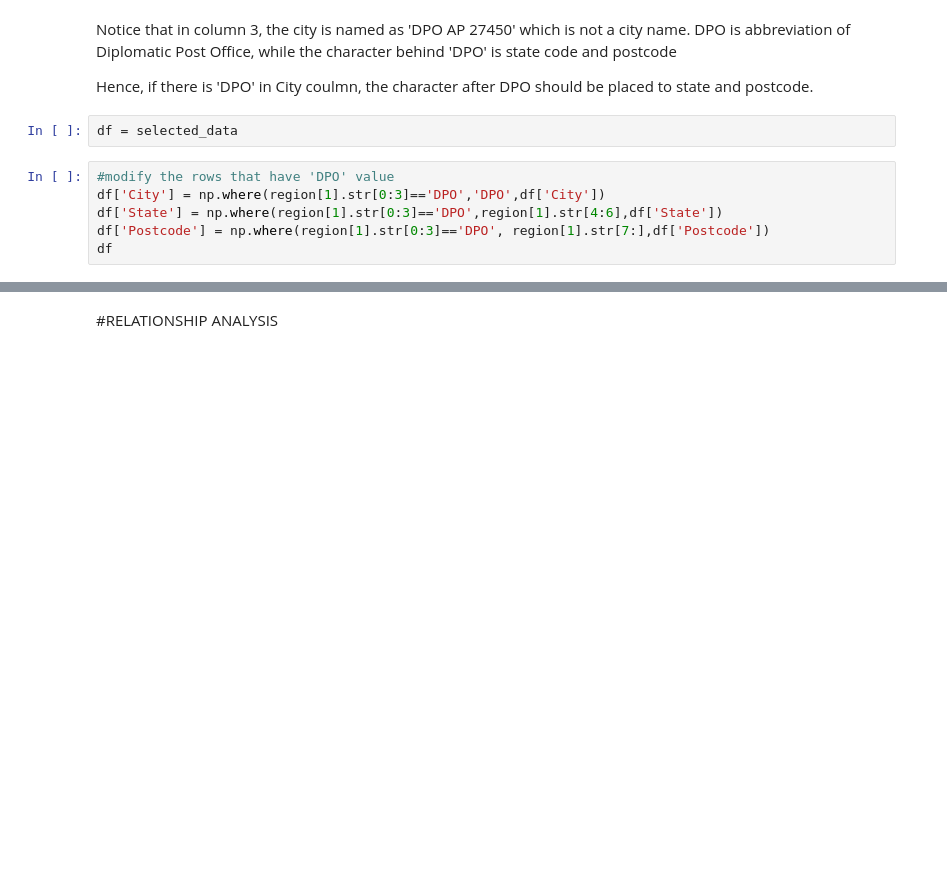
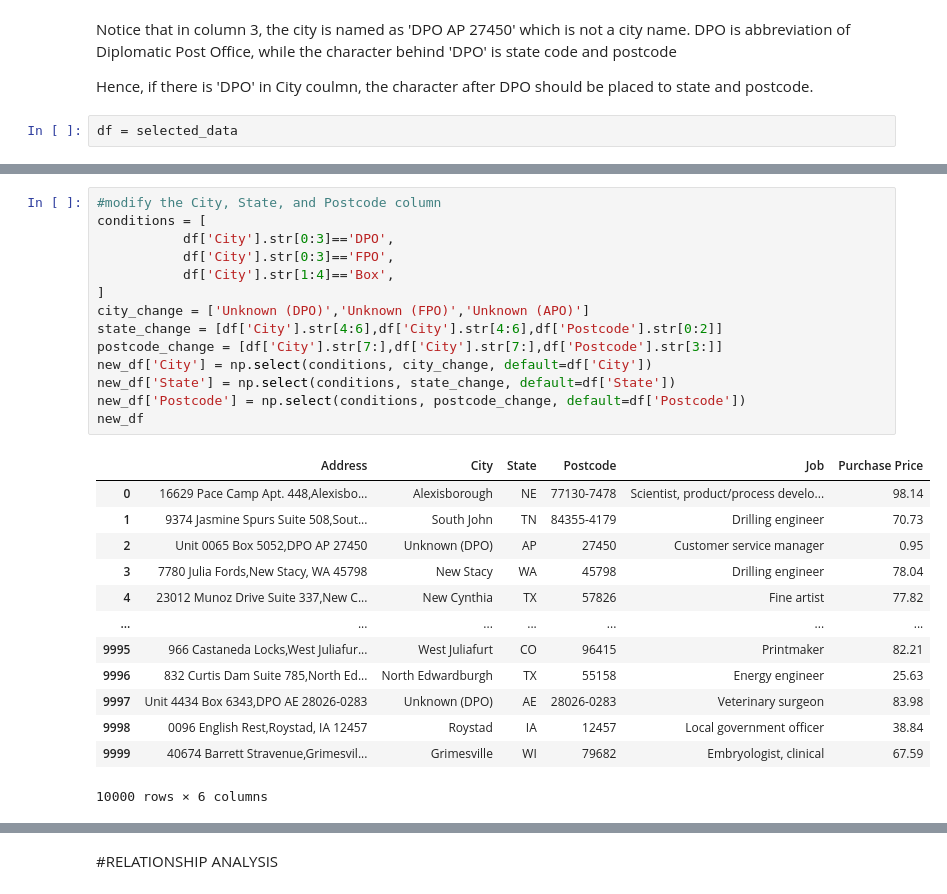
Before and after one commit to mmalik17/Sales-Analysis, a Jupyter notebook: Basic_ecommerce_purchase.ipynb, the cells around one changed output, grey strips where cells are left out. Cells and saved outputs as stored; diff of their text form; blank space fills up the shorter version.

```diff
--- a/Basic_ecommerce_purchase.ipynb
+++ b/Basic_ecommerce_purchase.ipynb
@@ -190,9 +190,3 @@ Notice that in column 3, the city is named as 'DPO AP 27450' which is not a city
 Hence, if there is 'DPO' in City coulmn, the character after DPO should be placed to state and postcode.
 # %%
 df = selected_data
-# %%
-#modify the rows that have 'DPO' value
-df['City'] = np.where(region[1].str[0:3]=='DPO','DPO',df['City'])
-df['State'] = np.where(region[1].str[0:3]=='DPO',region[1].str[4:6],df['State'])
-df['Postcode'] = np.where(region[1].str[0:3]=='DPO', region[1].str[7:],df['Postcode'])
-df
@@ -227,0 +265,28 @@ See the caveats in the documentation: https://pandas.pydata.org/pandas-docs/stab
+# %%
+#modify the City, State, and Postcode column
+conditions = [
+           df['City'].str[0:3]=='DPO',
+           df['City'].str[0:3]=='FPO',
+           df['City'].str[1:4]=='Box',
+]
+city_change = ['Unknown (DPO)','Unknown (FPO)','Unknown (APO)']
+state_change = [df['City'].str[4:6],df['City'].str[4:6],df['Postcode'].str[0:2]]
+postcode_change = [df['City'].str[7:],df['City'].str[7:],df['Postcode'].str[3:]]
+new_df['City'] = np.select(conditions, city_change, default=df['City'])
+new_df['State'] = np.select(conditions, state_change, default=df['State'])
+new_df['Postcode'] = np.select(conditions, postcode_change, default=df['Postcode'])
+new_df
+# %% [output]
+|  | Address | City | State | Postcode | Job | Purchase Price |
+| 0 | 16629 Pace Camp Apt. 448,Alexisbo... | Alexisborough | NE | 77130-7478 | Scientist, product/process develo... | 98.14 |
+| 1 | 9374 Jasmine Spurs Suite 508,Sout... | South John | TN | 84355-4179 | Drilling engineer | 70.73 |
+| 2 | Unit 0065 Box 5052,DPO AP 27450 | Unknown (DPO) | AP | 27450 | Customer service manager | 0.95 |
+| 3 | 7780 Julia Fords,New Stacy, WA 45798 | New Stacy | WA | 45798 | Drilling engineer | 78.04 |
+| 4 | 23012 Munoz Drive Suite 337,New C... | New Cynthia | TX | 57826 | Fine artist | 77.82 |
+| ... | ... | ... | ... | ... | ... | ... |
+| 9995 | 966 Castaneda Locks,West Juliafur... | West Juliafurt | CO | 96415 | Printmaker | 82.21 |
+| 9996 | 832 Curtis Dam Suite 785,North Ed... | North Edwardburgh | TX | 55158 | Energy engineer | 25.63 |
+| 9997 | Unit 4434 Box 6343,DPO AE 28026-0283 | Unknown (DPO) | AE | 28026-0283 | Veterinary surgeon | 83.98 |
+| 9998 | 0096 English Rest,Roystad, IA 12457 | Roystad | IA | 12457 | Local government officer | 38.84 |
+| 9999 | 40674 Barrett Stravenue,Grimesvil... | Grimesville | WI | 79682 | Embryologist, clinical | 67.59 |
+10000 rows × 6 columns
```
Also changed, not shown: parts of 24 cells of this notebook.
